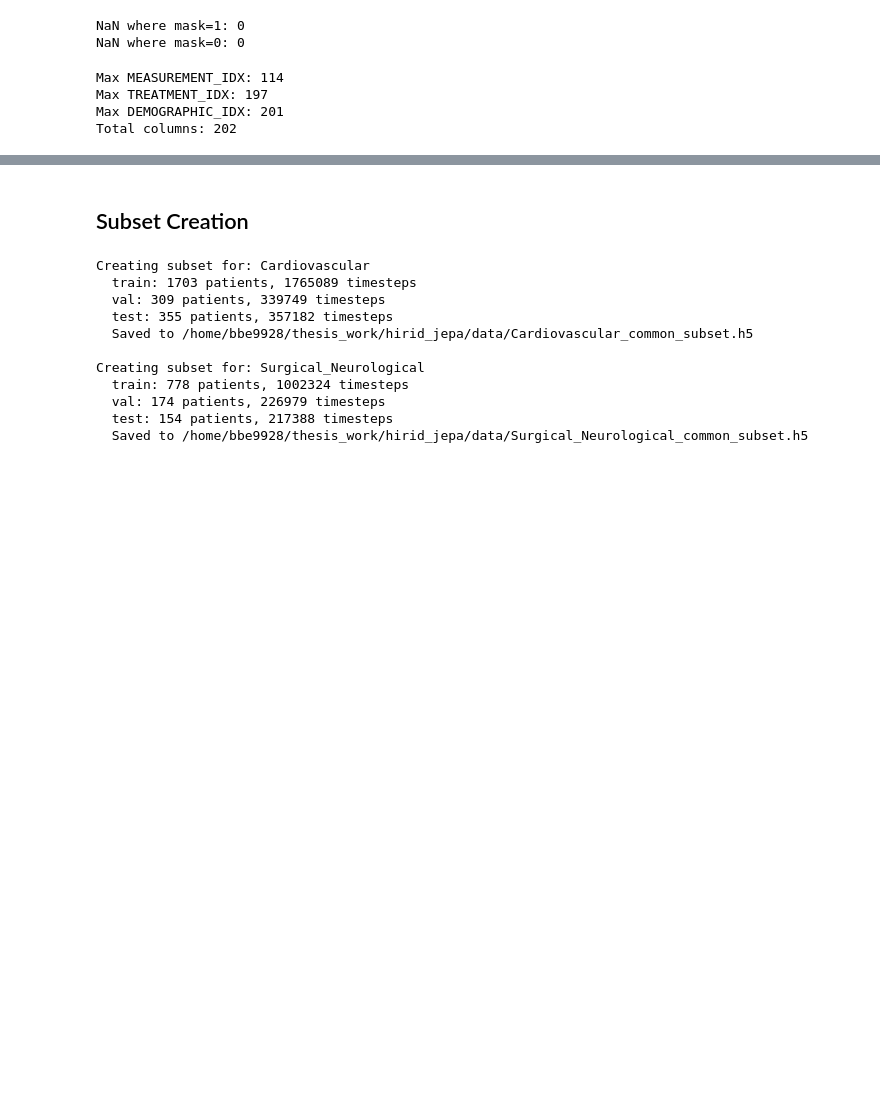
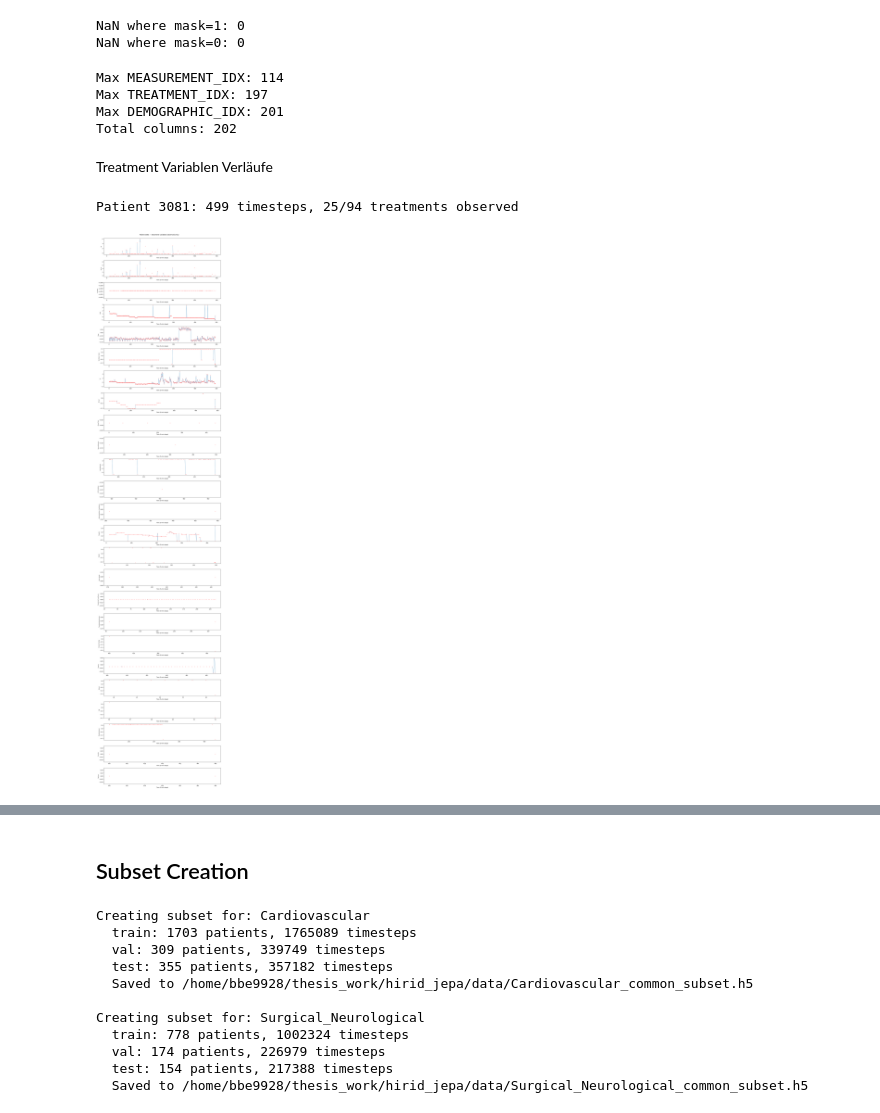
Before and after one commit to david-ege/Exploring-World-Models-for-Virtual-Patient-Simulation-in-Critical-Care, a Jupyter notebook: common_stage_exploration.ipynb, the cells around one changed output, grey strips where cells are left out. Saved outputs shown, nothing was run; the diff lists cells and outputs as text; code cells hidden in the pictures; blank space fills up the shorter version.

```diff
--- a/common_stage_exploration.ipynb
+++ b/common_stage_exploration.ipynb
@@ -475,3 +474,5 @@ Max MEASUREMENT_IDX: 114
 Max TREATMENT_IDX: 197
 Max DEMOGRAPHIC_IDX: 201
 Total columns: 202
+# %% [markdown]
+Treatment Variablen Verläufe
@@ -477,0 +526,5 @@ Total columns: 202
+# %%
+Plot_Patient_Timeline(0)
+# %% [output]
+Patient 3081: 499 timesteps, 25/94 treatments observed
+[figure, added]
```
Also changed, not shown: parts of 28 cells of this notebook, 33 other files.
